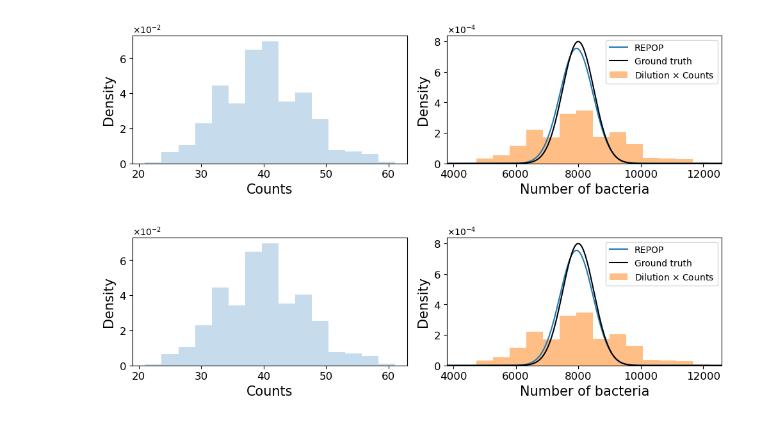
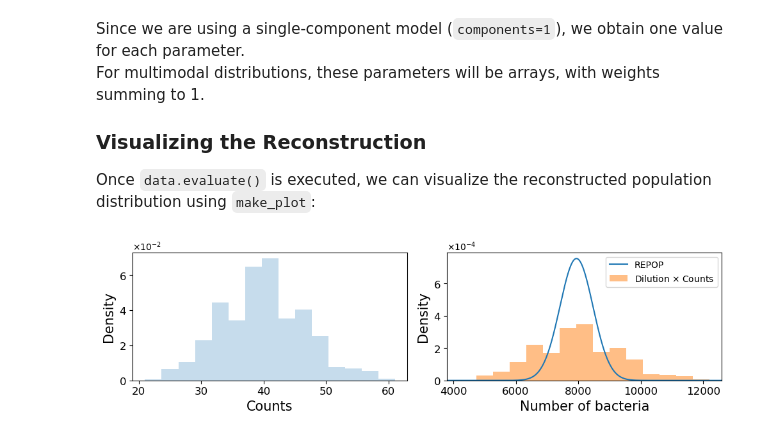
Before and after one commit to PessoaP/REPOP, a Jupyter notebook: Tutorial.ipynb, the cells around one changed output. Drawn from its saved outputs; the diff is of its cells as text; code cells hidden in the pictures.

Commit message:
drafting tutorial model 1

```diff
--- a/Tutorial.ipynb
+++ b/Tutorial.ipynb
@@ -15,0 +24,4 @@ th_gt = params2theta(*torch.tensor((8000,500,1.)))
+# %%
+filename = 'synth_data/synth_unimodal.csv'
+df=pd.read_csv(filename)[:1000]
+df
@@ -15,0 +47,4 @@ th_gt = params2theta(*torch.tensor((8000,500,1.)))
+# %%
+cts  = df['Counts'].to_numpy()
+dils = df['Dilution'].to_numpy().astype(float)
+cts[:5],dils[:5]
@@ -15,0 +56,2 @@ th_gt = params2theta(*torch.tensor((8000,500,1.)))
+# %%
+data = repop.dataset(cts,dils)
@@ -27,5 +76,13 @@ data.evaluate(components=1)
+# %% [markdown]
+
+Since we are using a single-component model (`components=1`), we obtain one value for each parameter.
+For multimodal distributions, these parameters will be arrays, with weights summing to 1.
+
+
+### Visualizing the Reconstruction
+Once `data.evaluate()` is executed, we can visualize the reconstructed population distribution using `make_plot`:
 # %%
-data.make_plot('graphs/synth/unimodal.png',th_gt)
+data.make_plot('graphs/synth/unimodal.png')
+plt.show()
 # %% [output]
-[figure, old version]
+[figure, new version]
-[figure, removed]
```
Also changed, not shown: parts of 26 cells of this notebook.
